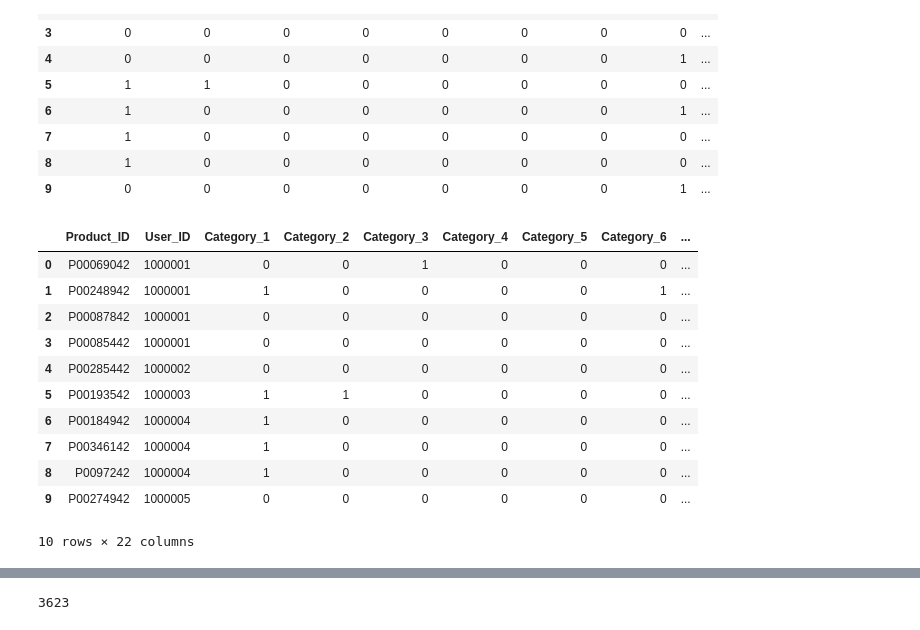
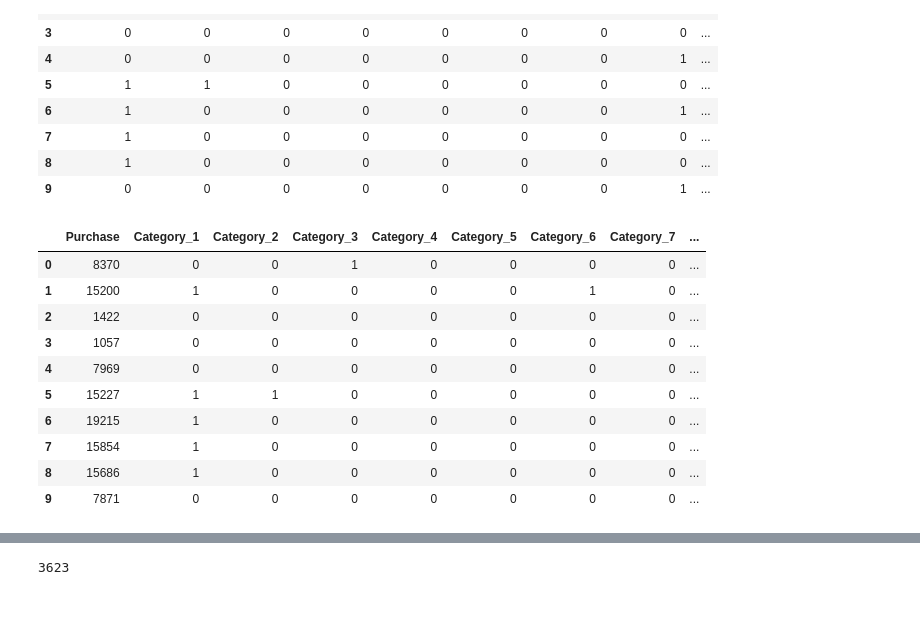
Before and after one commit to Paz4/PythonAnalyzeOfBlackFriday, a Jupyter notebook: BlackFridayAnalysisProject/Analyze of Product_Categories.ipynb, the cells around one changed output, grey strips where cells are left out. Drawn from its saved outputs; the diff is of its cells as text; code cells hidden in the pictures.

```diff
--- a/BlackFridayAnalysisProject/Analyze of Product_Categories.ipynb
+++ b/BlackFridayAnalysisProject/Analyze of Product_Categories.ipynb
@@ -130,17 +130,16 @@ dummies2 = pd.concat([dummies2, oncat['Product_Category']], axis=1)
 # %%
 dummies2 = pd.concat([dummies2, df['Product_ID']], axis=1)
 # %%
-dummies2.head(10)
+dummies3.head(10)
 # %% [output]
-|  | Product_ID | User_ID | Category_1 | Category_2 | Category_3 | Category_4 | Category_5 | Category_6 | ... |
-| 0 | P00069042 | 1000001 | 0 | 0 | 1 | 0 | 0 | 0 | ... |
-| 1 | P00248942 | 1000001 | 1 | 0 | 0 | 0 | 0 | 1 | ... |
-| 2 | P00087842 | 1000001 | 0 | 0 | 0 | 0 | 0 | 0 | ... |
-| 3 | P00085442 | 1000001 | 0 | 0 | 0 | 0 | 0 | 0 | ... |
-| 4 | P00285442 | 1000002 | 0 | 0 | 0 | 0 | 0 | 0 | ... |
-| 5 | P00193542 | 1000003 | 1 | 1 | 0 | 0 | 0 | 0 | ... |
-| 6 | P00184942 | 1000004 | 1 | 0 | 0 | 0 | 0 | 0 | ... |
-| 7 | P00346142 | 1000004 | 1 | 0 | 0 | 0 | 0 | 0 | ... |
-| 8 | P0097242 | 1000004 | 1 | 0 | 0 | 0 | 0 | 0 | ... |
-| 9 | P00274942 | 1000005 | 0 | 0 | 0 | 0 | 0 | 0 | ... |
+|  | Purchase | Category_1 | Category_2 | Category_3 | Category_4 | Category_5 | Category_6 | Category_7 | ... |
+| 0 | 8370 | 0 | 0 | 1 | 0 | 0 | 0 | 0 | ... |
+| 1 | 15200 | 1 | 0 | 0 | 0 | 0 | 1 | 0 | ... |
+| 2 | 1422 | 0 | 0 | 0 | 0 | 0 | 0 | 0 | ... |
+| 3 | 1057 | 0 | 0 | 0 | 0 | 0 | 0 | 0 | ... |
+| 4 | 7969 | 0 | 0 | 0 | 0 | 0 | 0 | 0 | ... |
+| 5 | 15227 | 1 | 1 | 0 | 0 | 0 | 0 | 0 | ... |
+| 6 | 19215 | 1 | 0 | 0 | 0 | 0 | 0 | 0 | ... |
+| 7 | 15854 | 1 | 0 | 0 | 0 | 0 | 0 | 0 | ... |
+| 8 | 15686 | 1 | 0 | 0 | 0 | 0 | 0 | 0 | ... |
+| 9 | 7871 | 0 | 0 | 0 | 0 | 0 | 0 | 0 | ... |
-10 rows × 22 columns
```
Also changed, not shown: parts of 21 cells of this notebook.
